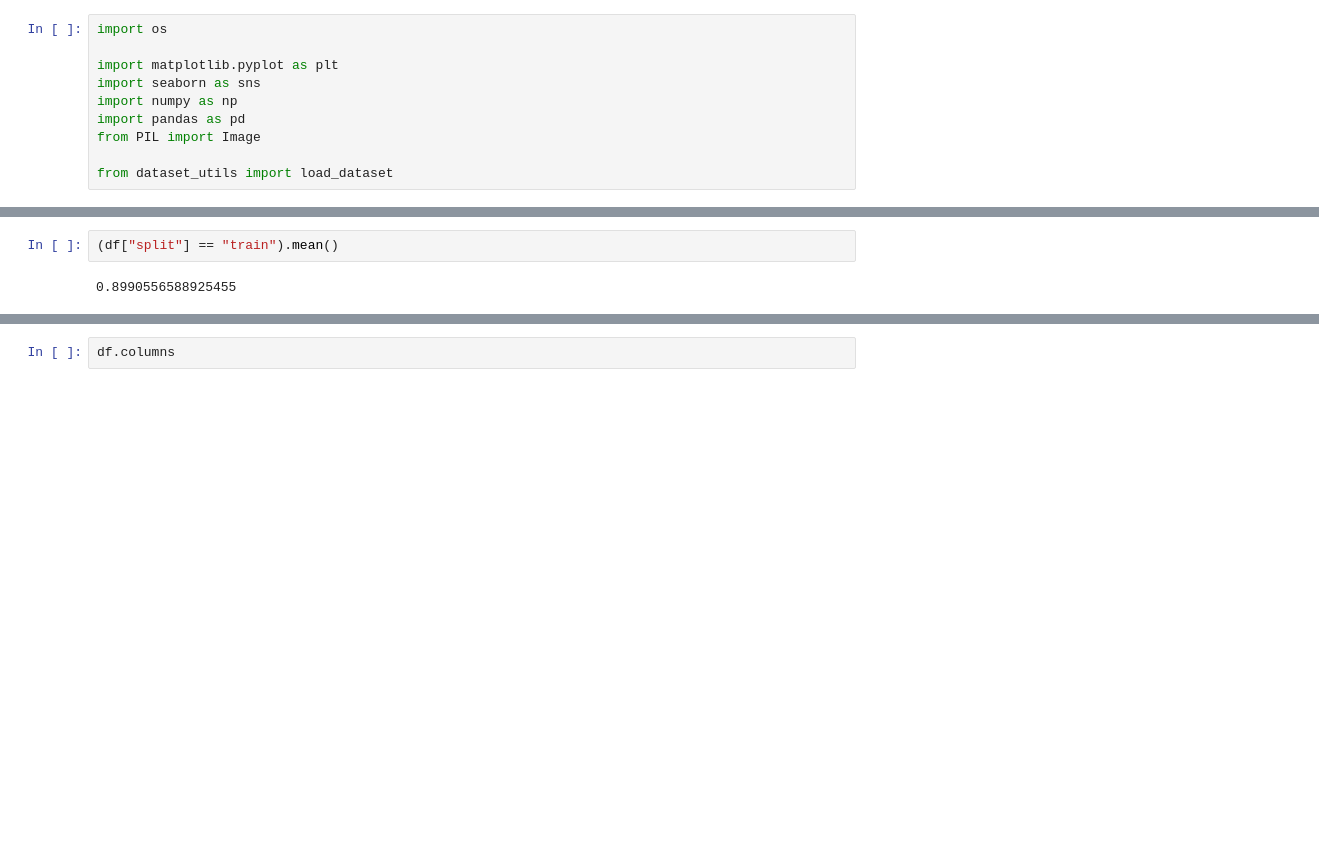
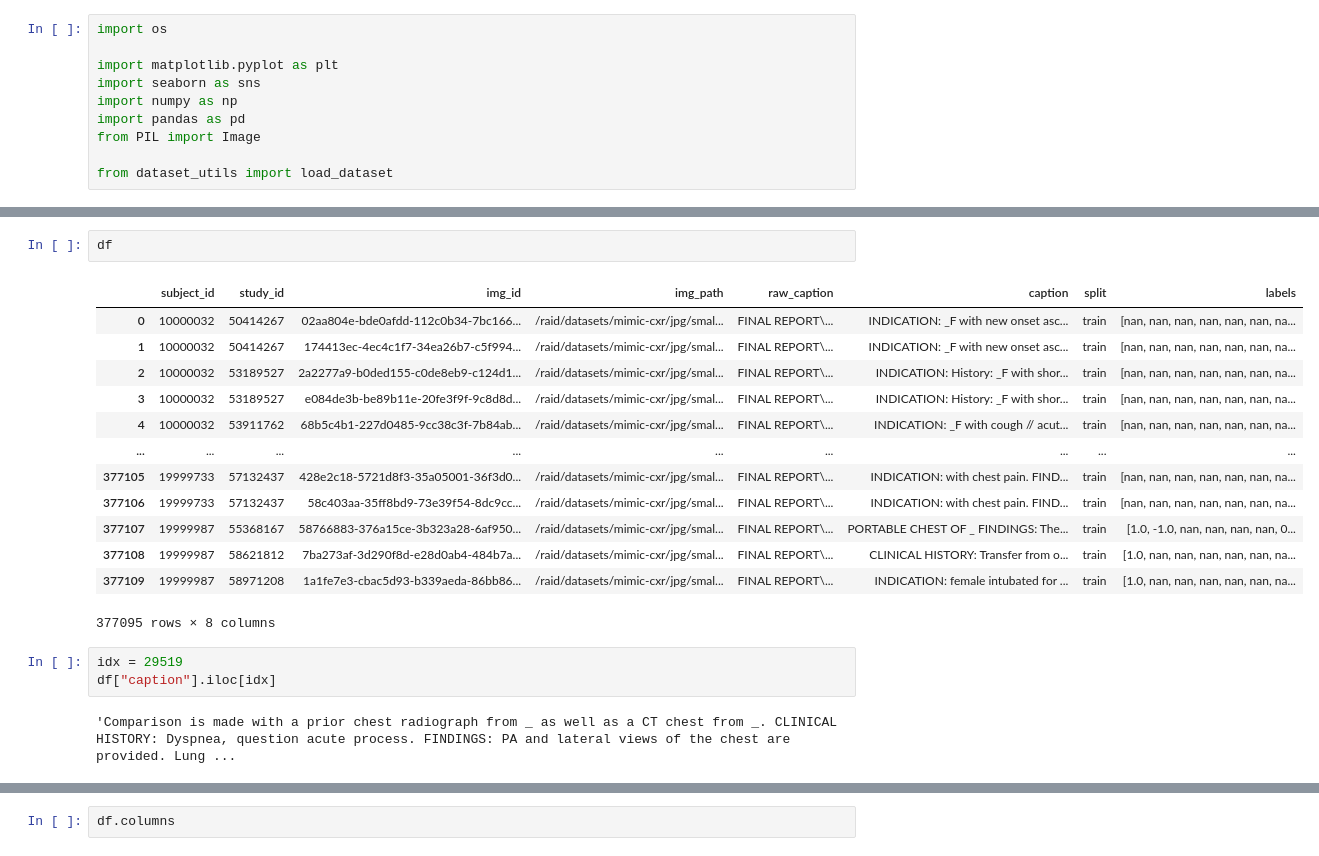
Before and after one commit to NotNANtoN/master_thesis, a Jupyter notebook: eda.ipynb, the cells around one changed output, grey strips where cells are left out. Saved outputs shown, nothing was run; the diff lists cells and outputs as text; blank space fills up the shorter version.

```diff
--- a/eda.ipynb
+++ b/eda.ipynb
@@ -15,4 +109,21 @@ df, label_names = load_dataset(dataset)
+# %%
+df
+# %% [output]
+|  | subject_id | study_id | img_id | img_path | raw_caption | caption | split | labels |
+| 0 | 10000032 | 50414267 | 02aa804e-bde0afdd-112c0b34-7bc166... | /raid/datasets/mimic-cxr/jpg/smal... | FINAL REPORT\... | INDICATION: _F with new onset asc... | train | [nan, nan, nan, nan, nan, nan, na... |
+| 1 | 10000032 | 50414267 | 174413ec-4ec4c1f7-34ea26b7-c5f994... | /raid/datasets/mimic-cxr/jpg/smal... | FINAL REPORT\... | INDICATION: _F with new onset asc... | train | [nan, nan, nan, nan, nan, nan, na... |
+| 2 | 10000032 | 53189527 | 2a2277a9-b0ded155-c0de8eb9-c124d1... | /raid/datasets/mimic-cxr/jpg/smal... | FINAL REPORT\... | INDICATION: History: _F with shor... | train | [nan, nan, nan, nan, nan, nan, na... |
+| 3 | 10000032 | 53189527 | e084de3b-be89b11e-20fe3f9f-9c8d8d... | /raid/datasets/mimic-cxr/jpg/smal... | FINAL REPORT\... | INDICATION: History: _F with shor... | train | [nan, nan, nan, nan, nan, nan, na... |
+| 4 | 10000032 | 53911762 | 68b5c4b1-227d0485-9cc38c3f-7b84ab... | /raid/datasets/mimic-cxr/jpg/smal... | FINAL REPORT\... | INDICATION: _F with cough // acut... | train | [nan, nan, nan, nan, nan, nan, na... |
+| ... | ... | ... | ... | ... | ... | ... | ... | ... |
+| 377105 | 19999733 | 57132437 | 428e2c18-5721d8f3-35a05001-36f3d0... | /raid/datasets/mimic-cxr/jpg/smal... | FINAL REPORT\... | INDICATION: with chest pain. FIND... | train | [nan, nan, nan, nan, nan, nan, na... |
+| 377106 | 19999733 | 57132437 | 58c403aa-35ff8bd9-73e39f54-8dc9cc... | /raid/datasets/mimic-cxr/jpg/smal... | FINAL REPORT\... | INDICATION: with chest pain. FIND... | train | [nan, nan, nan, nan, nan, nan, na... |
+| 377107 | 19999987 | 55368167 | 58766883-376a15ce-3b323a28-6af950... | /raid/datasets/mimic-cxr/jpg/smal... | FINAL REPORT\... | PORTABLE CHEST OF _ FINDINGS: The... | train | [1.0, -1.0, nan, nan, nan, nan, 0... |
+| 377108 | 19999987 | 58621812 | 7ba273af-3d290f8d-e28d0ab4-484b7a... | /raid/datasets/mimic-cxr/jpg/smal... | FINAL REPORT\... | CLINICAL HISTORY: Transfer from o... | train | [1.0, nan, nan, nan, nan, nan, na... |
+| 377109 | 19999987 | 58971208 | 1a1fe7e3-cbac5d93-b339aeda-86bb86... | /raid/datasets/mimic-cxr/jpg/smal... | FINAL REPORT\... | INDICATION: female intubated for ... | train | [1.0, nan, nan, nan, nan, nan, na... |
+377095 rows × 8 columns
 # %%
-(df["split"] == "train").mean()
+idx = 29519
+df["caption"].iloc[idx]
 # %% [output]
-0.8990556588925455
+'Comparison is made with a prior chest radiograph from _ as well as a CT chest from _. CLINICAL HISTORY: Dyspnea, question acute process. FINDINGS: PA and lateral views of the chest are provided. Lung ...
```
Also changed, not shown: parts of 12 cells of this notebook, 19 other files.
